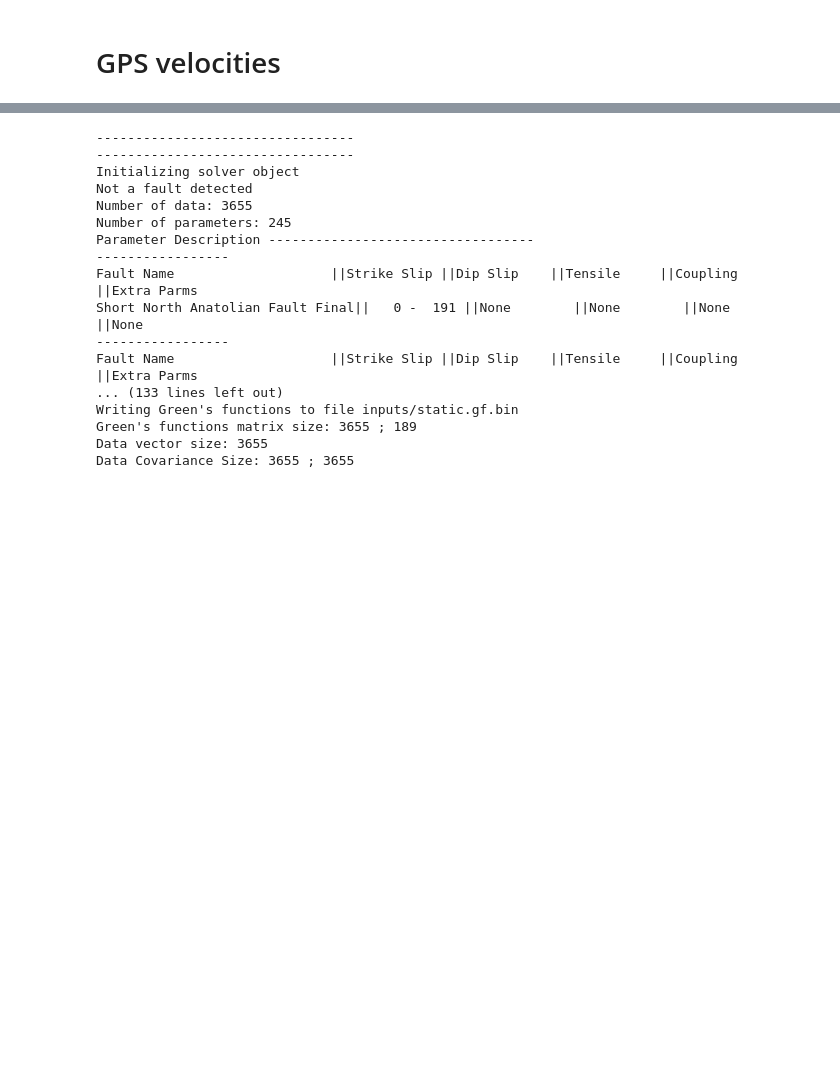
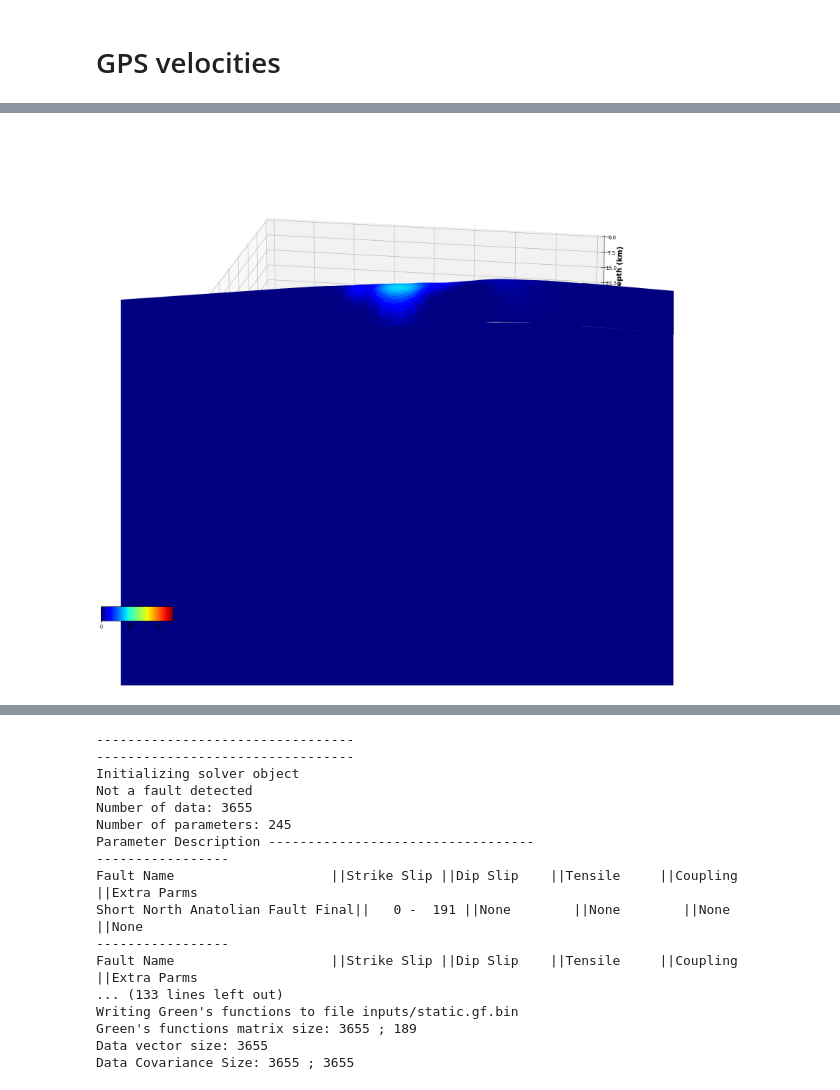
Before and after one commit to jolivetr/csi, a Jupyter notebook: notebooks/tutoInversionCreep.ipynb, the cells around one changed output, grey strips where cells are left out. Saved outputs shown, nothing was run; the diff lists cells and outputs as text; code cells hidden in the pictures; blank space fills up the shorter version.

```diff
--- a/notebooks/tutoInversionCreep.ipynb
+++ b/notebooks/tutoInversionCreep.ipynb
@@ -380,0 +406,18 @@ Assembling the Cm matrix
+# %%
+# Make a plot
+
+# Plot the whole thing
+gp = geoplt(31., 40., 35., 42., figsize=((20,20), (15, 7)))
+
+# Plot the faults
+gp.faultpatches(naf, slip='strikeslip', colorbar=True, plot_on_2d=False, norm=[0, 25], cmap='jet')
+gp.faultpatches(deep, slip='strikeslip', colorbar=False, plot_on_2d=False, norm=[0, 25], cmap='jet')
+gp.faultpatches(east, slip='strikeslip', colorbar=False, plot_on_2d=False, norm=[0, 25], cmap='jet')
+gp.faultpatches(west, slip='strikeslip', colorbar=False, plot_on_2d=False, norm=[0, 25], cmap='jet')
+
+# Set views
+gp.setzaxis(30.)
+gp.set_view(20., 280., shape=(1., 1., 0.3))
+gp.show(showFig=['fault'])
+# %% [output]
+[figure, added]
```
Also changed, not shown: parts of 33 cells of this notebook, 13 other files.
